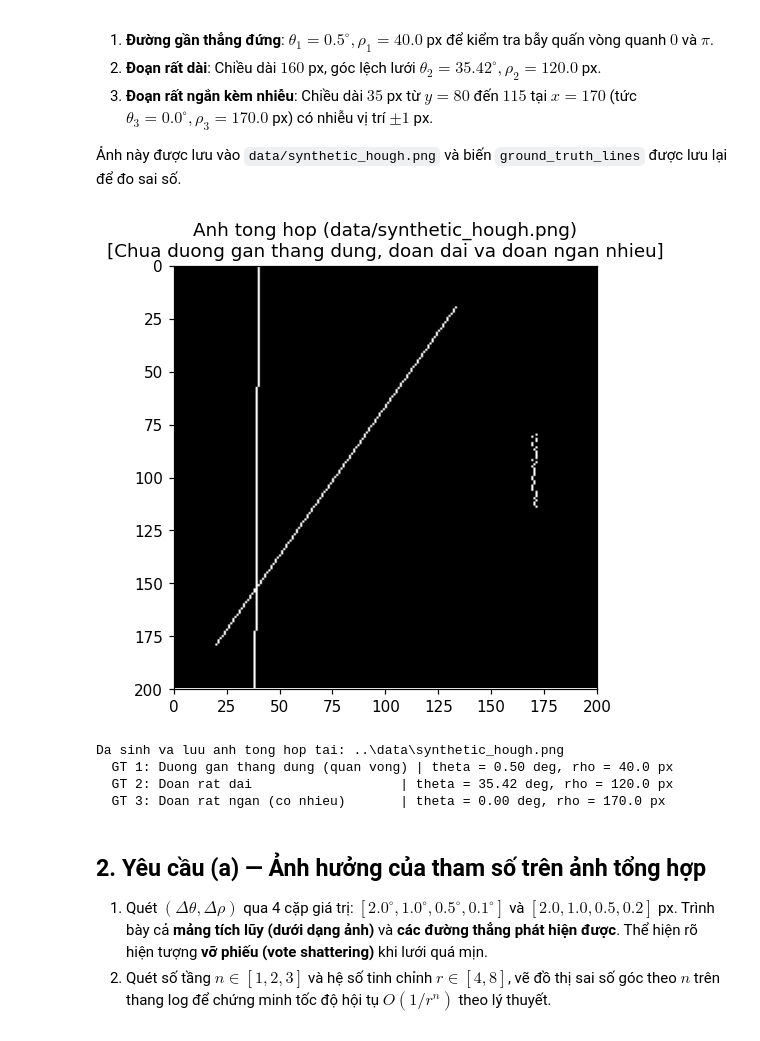
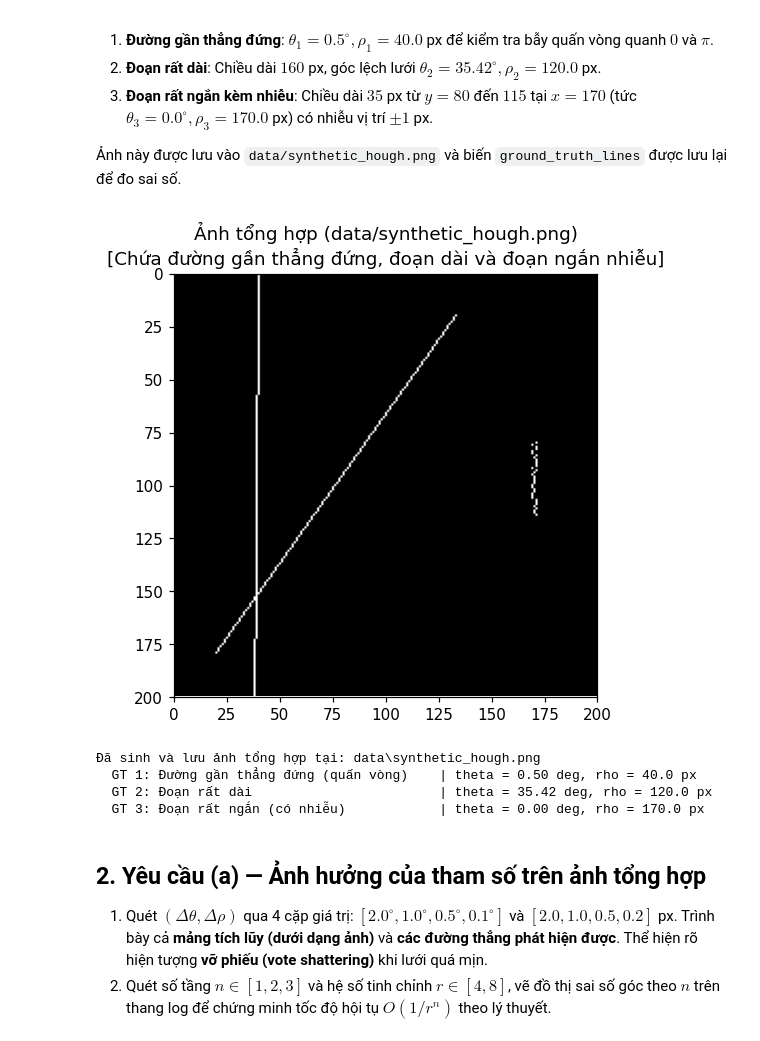
Before and after one commit to t-minhquan/Computer_vision_LAB1, a Jupyter notebook: notebooks/03_hough_experiments.ipynb, the cells around one changed output. Cells and saved outputs as stored; diff of their text form; code cells hidden in the pictures.

```diff
--- a/notebooks/03_hough_experiments.ipynb
+++ b/notebooks/03_hough_experiments.ipynb
@@ -11,7 +11,18 @@ Notebook này triển khai đầy đủ các yêu cầu thí nghiệm của Kỹ
 # %%
 import sys
 import os
-sys.path.append('..')
+
+# Xác định đường dẫn thư mục data và src linh hoạt dù chạy từ thư mục gốc hay notebooks/
+if os.path.exists('data'):
+    data_dir = 'data'
+    if '.' not in sys.path:
+        sys.path.append('.')
+elif os.path.exists(os.path.join('..', 'data')):
+    data_dir = os.path.join('..', 'data')
+    if '..' not in sys.path:
+        sys.path.append('..')
+else:
+    data_dir = 'data'
 
 import numpy as np
 import matplotlib.pyplot as plt
@@ -42,5 +53,5 @@ def draw_line(ax, rho, theta, img_shape, color='red', linewidth=1.5, label=None)
     pt2 = (int(round(x0 - L * (-sin_t))), int(round(y0 - L * (cos_t))))
     ax.plot([pt1[0], pt2[0]], [pt1[1], pt2[1]], color=color, linewidth=linewidth, label=label)
 
-print("Da import thanh cong cac ham tu src.multiscale_hough va src.utils!")
+print(f"Đã thiết lập data_dir: '{data_dir}' và import thành công các mô-đun!")
 # %% [output]
@@ -83,46 +94,46 @@ for y in range(20, 180):
     x = int(round((rh2 - y * sin2) / cos2))
     if 0 <= x < w:
         edges_syn[y, x] = 255
 
 # 3. Đoạn rất ngắn (35 px, từ y = 80 đến 115 tại x = 170, kèm nhiễu +/- 1 px)
 th3_deg = 0.0
 th3 = 0.0
 rh3 = 170.0
 np.random.seed(42)
 for y in range(80, 115):
     noise_x = np.random.choice([-1, 0, 1])
     x = int(round(rh3 + noise_x))
     if 0 <= x < w:
         edges_syn[y, x] = 255
 
 # Lưu ảnh vào thư mục data/
-os.makedirs('../data', exist_ok=True)
-syn_path = os.path.join('..', 'data', 'synthetic_hough.png')
+os.makedirs(data_dir, exist_ok=True)
+syn_path = os.path.join(data_dir, 'synthetic_hough.png')
 plt.imsave(syn_path, edges_syn, cmap='gray')
 
 # Lưu biến Ground Truth để đối chiếu định lượng
 ground_truth_lines = [
-    {"name": "Duong gan thang dung (quan vong)", "theta_deg": th1_deg, "theta": th1, "rho": rh1},
-    {"name": "Doan rat dai", "theta_deg": th2_deg, "theta": th2, "rho": rh2},
-    {"name": "Doan rat ngan (co nhieu)", "theta_deg": th3_deg, "theta": th3, "rho": rh3}
+    {"name": "Đường gần thẳng đứng (quấn vòng)", "theta_deg": th1_deg, "theta": th1, "rho": rh1},
+    {"name": "Đoạn rất dài", "theta_deg": th2_deg, "theta": th2, "rho": rh2},
+    {"name": "Đoạn rất ngắn (có nhiễu)", "theta_deg": th3_deg, "theta": th3, "rho": rh3}
 ]
 
 fig, ax = plt.subplots(figsize=(5, 5))
 ax.imshow(edges_syn, cmap='gray')
-ax.set_title("Anh tong hop (data/synthetic_hough.png)\n[Chua duong gan thang dung, doan dai va doan ngan nhieu]")
+ax.set_title("Ảnh tổng hợp (data/synthetic_hough.png)\n[Chứa đường gần thẳng đứng, đoạn dài và đoạn ngắn nhiễu]")
 ax.set_xlim([0, w])
 ax.set_ylim([h, 0])
 plt.show()
 
-print(f"Da sinh va luu anh tong hop tai: {syn_path}")
+print(f"Đã sinh và lưu ảnh tổng hợp tại: {syn_path}")
 for idx, gt in enumerate(ground_truth_lines):
-    print(f"  GT {idx+1}: {gt['name']:<30} | theta = {gt['theta_deg']:.2f} deg, rho = {gt['rho']:.1f} px")
+    print(f"  GT {idx+1}: {gt['name']:<35} | theta = {gt['theta_deg']:.2f} deg, rho = {gt['rho']:.1f} px")
 # %% [output]
-[figure, old version]
+[figure, new version]
-Da sinh va luu anh tong hop tai: ..\data\synthetic_hough.png
-  GT 1: Duong gan thang dung (quan vong) | theta = 0.50 deg, rho = 40.0 px
-  GT 2: Doan rat dai                   | theta = 35.42 deg, rho = 120.0 px
-  GT 3: Doan rat ngan (co nhieu)       | theta = 0.00 deg, rho = 170.0 px
+Đã sinh và lưu ảnh tổng hợp tại: data\synthetic_hough.png
+  GT 1: Đường gần thẳng đứng (quấn vòng)    | theta = 0.50 deg, rho = 40.0 px
+  GT 2: Đoạn rất dài                        | theta = 35.42 deg, rho = 120.0 px
+  GT 3: Đoạn rất ngắn (có nhiễu)            | theta = 0.00 deg, rho = 170.0 px
 # %% [markdown]
 ## 2. Yêu cầu (a) — Ảnh hưởng của tham số trên ảnh tổng hợp
 1. Quét $(\Delta\theta, \Delta\rho)$ qua 4 cặp giá trị: $[2.0^\circ, 1.0^\circ, 0.5^\circ, 0.1^\circ]$ và $[2.0, 1.0, 0.5, 0.2]$ px. Trình bày cả **mảng tích lũy (dưới dạng ảnh)** và **các đường thẳng phát hiện được**. Thể hiện rõ hiện tượng **vỡ phiếu (vote shattering)** khi lưới quá mịn.
```
Also changed, not shown: parts of 8 cells of this notebook, 1 other file.
